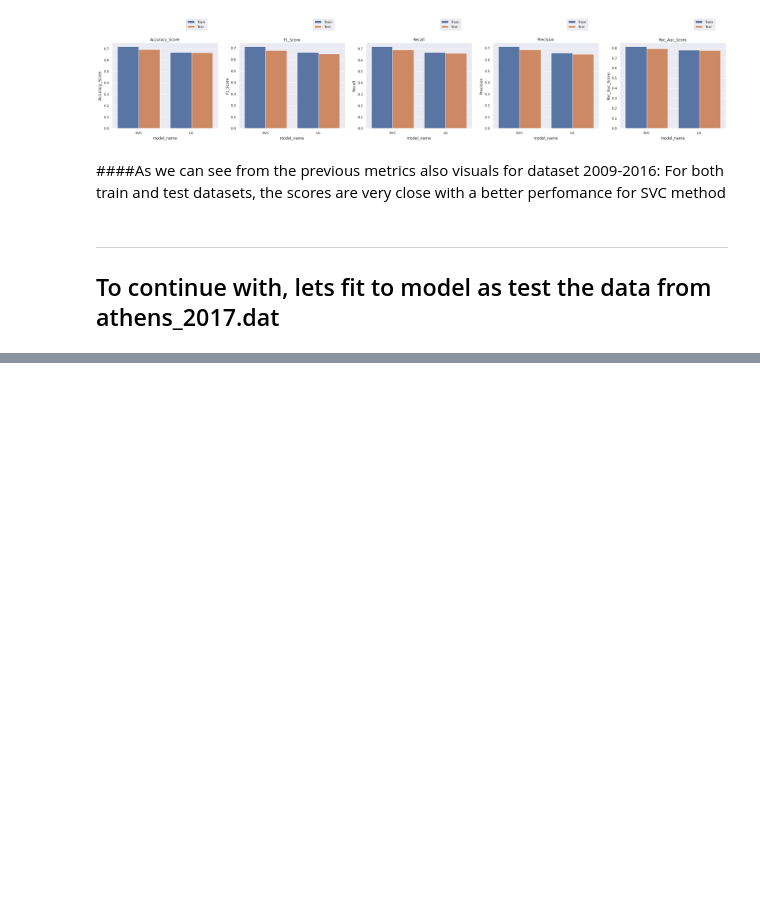
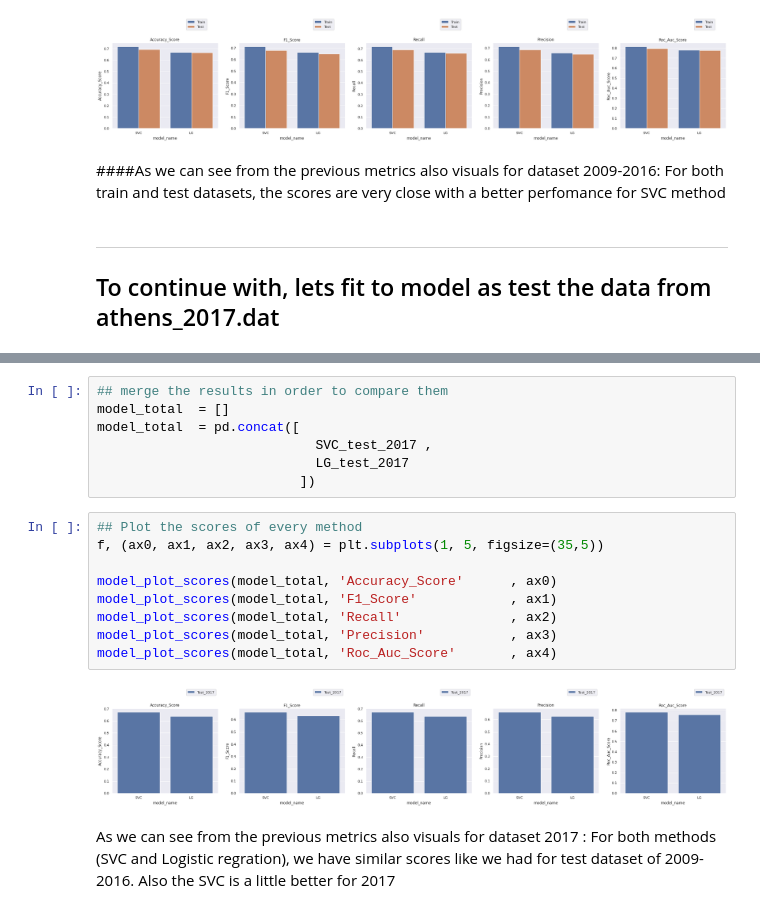
Before and after one commit to spros1/Methods-and-Algorithms_Work_Semester_21-22, a Jupyter notebook: Meteorological_Measurements_AthensCenter.ipynb, the cells around one changed output, grey strips where cells are left out. Cells and saved outputs as stored; diff of their text form; blank space fills up the shorter version.

```diff
--- a/Meteorological_Measurements_AthensCenter.ipynb
+++ b/Meteorological_Measurements_AthensCenter.ipynb
@@ -705,0 +758,21 @@ For both train and test datasets, the scores are very close with a better perfom
+# %%
+## merge the results in order to compare them
+model_total  = []
+model_total  = pd.concat([
+                            SVC_test_2017 ,
+                            LG_test_2017
+                          ])
+# %%
+## Plot the scores of every method
+f, (ax0, ax1, ax2, ax3, ax4) = plt.subplots(1, 5, figsize=(35,5))
+
+model_plot_scores(model_total, 'Accuracy_Score'      , ax0)
+model_plot_scores(model_total, 'F1_Score'            , ax1)
+model_plot_scores(model_total, 'Recall'              , ax2)
+model_plot_scores(model_total, 'Precision'           , ax3)
+model_plot_scores(model_total, 'Roc_Auc_Score'       , ax4)
+# %% [output]
+[figure, added]
+# %% [markdown]
+As we can see from the previous metrics also visuals for dataset 2017 :
+For both methods (SVC and Logistic regration), we have similar scores like we had for test dataset of 2009-2016. Also the SVC is a little better for 2017
```
Also changed, not shown: parts of 11 cells of this notebook.
